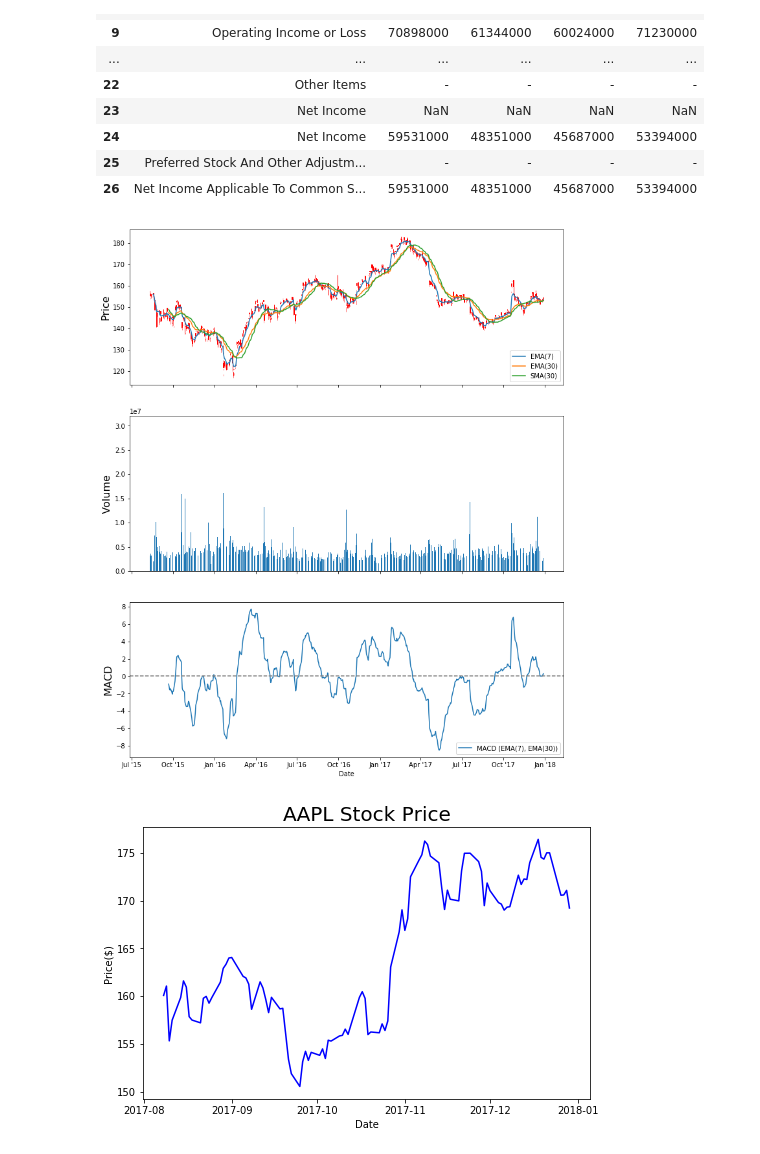
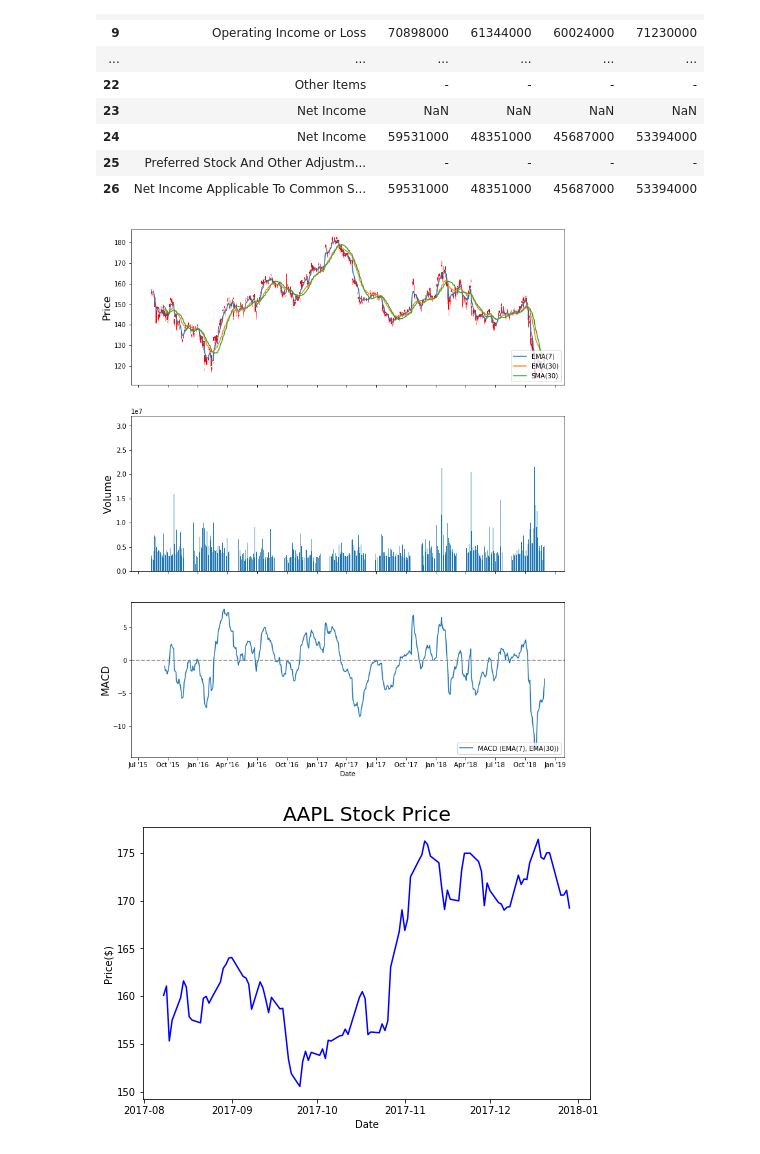
Before and after one commit to suyuchenxm/toolsproject, a Jupyter notebook: William_Notebook_.ipynb, the cells around one changed output. Cells and saved outputs as stored; diff of their text form; code cells hidden in the pictures.

```diff
--- a/William_Notebook_.ipynb
+++ b/William_Notebook_.ipynb
@@ -288,9 +299,10 @@ def plot_key_technical(ticker,start,end):
     ax3.set_ylabel('MACD', fontsize=16)
     ax3.legend(loc=4)
 # %%
-plot_key_technical("IBM",datetime(2015, 8, 8),datetime(2018, 1, 1))
+from datetime import datetime
+plot_key_technical("IBM",datetime(2015, 8, 8),datetime.today())
 # %% [output]
-[figure, old version]
+[figure, new version]
 # %%
 def plot_price(ticker,start,end):
     import matplotlib.patches as mpatches
```
Also changed, not shown: parts of 5 cells of this notebook.
